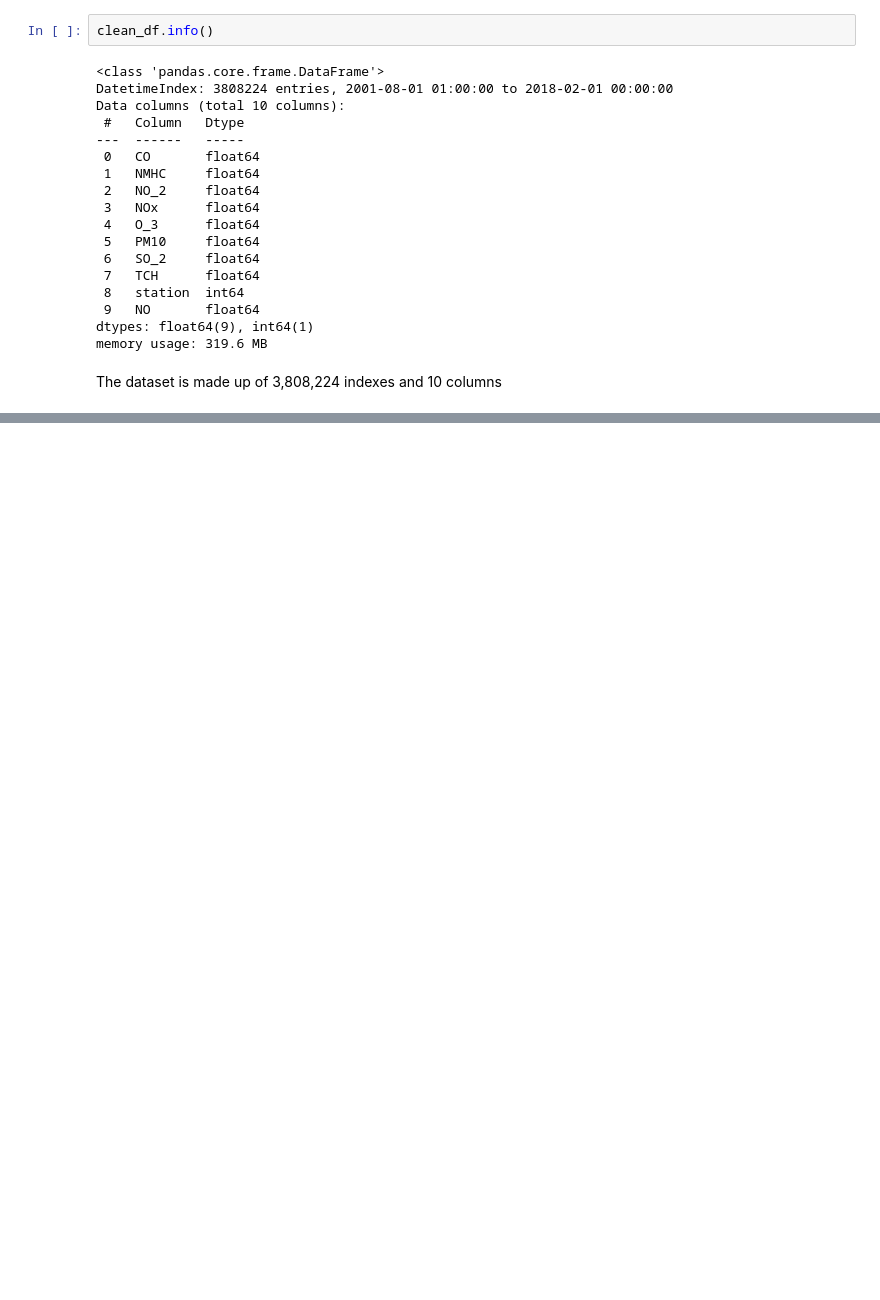
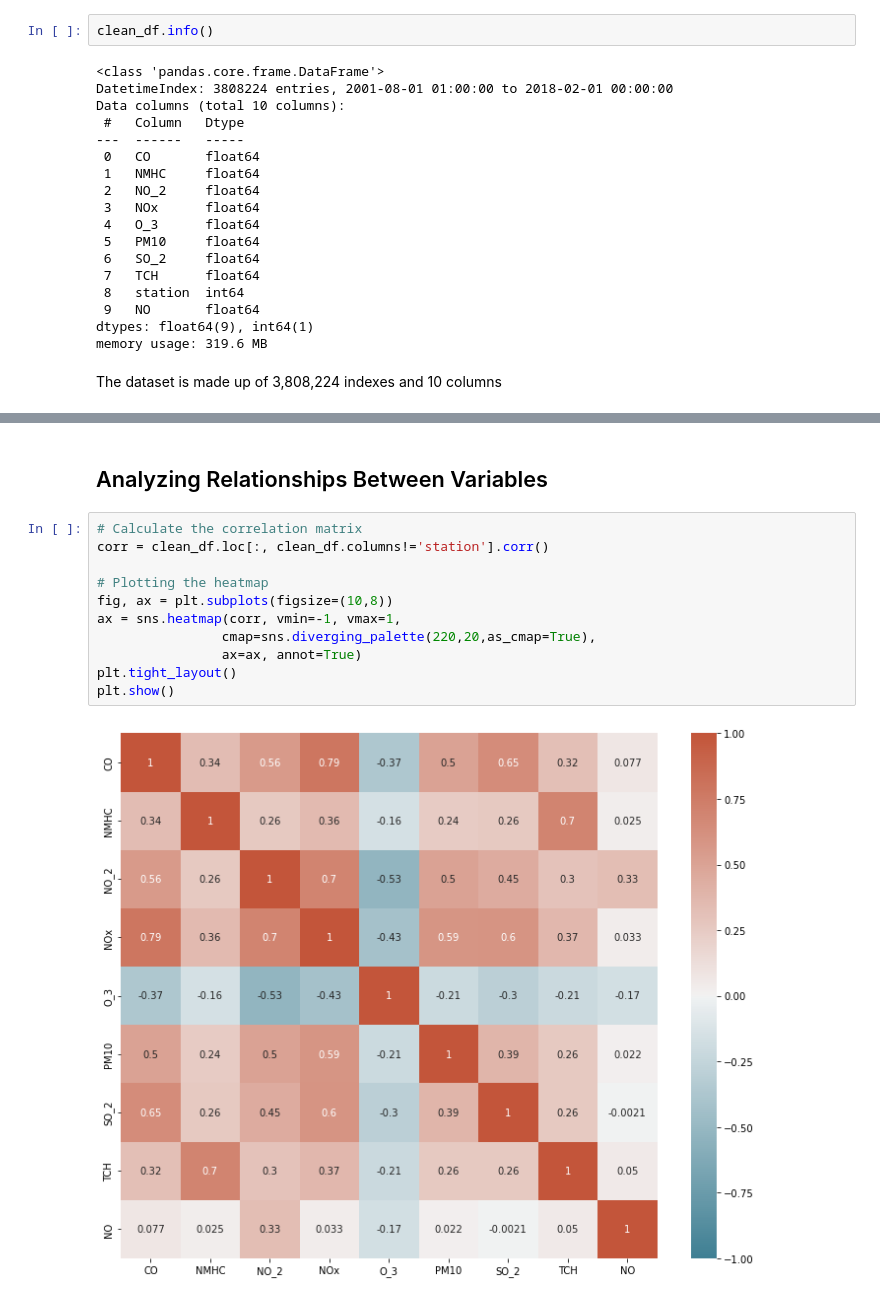
Before and after one commit to lisachukwu/PP22-W607, a Jupyter notebook: W706.ipynb, the cells around one changed output, grey strips where cells are left out. Cells and saved outputs as stored; diff of their text form; blank space fills up the shorter version.

Commit message:
Started analyzing the relationships between variables. Stopped to find out the response variable.
Signed-off-by: EsosaOrumwese <eorumwese@gmail.com>

```diff
--- a/W706.ipynb
+++ b/W706.ipynb
@@ -241,0 +276,15 @@ The dataset is made up of 3,808,224 indexes and 10 columns
+# %% [markdown]
+## Analyzing Relationships Between Variables
+# %%
+# Calculate the correlation matrix
+corr = clean_df.loc[:, clean_df.columns!='station'].corr()
+
+# Plotting the heatmap
+fig, ax = plt.subplots(figsize=(10,8))
+ax = sns.heatmap(corr, vmin=-1, vmax=1,
+                cmap=sns.diverging_palette(220,20,as_cmap=True),
+                ax=ax, annot=True)
+plt.tight_layout()
+plt.show()
+# %% [output]
+[figure, added]
```
Also changed, not shown: parts of 8 cells of this notebook.
